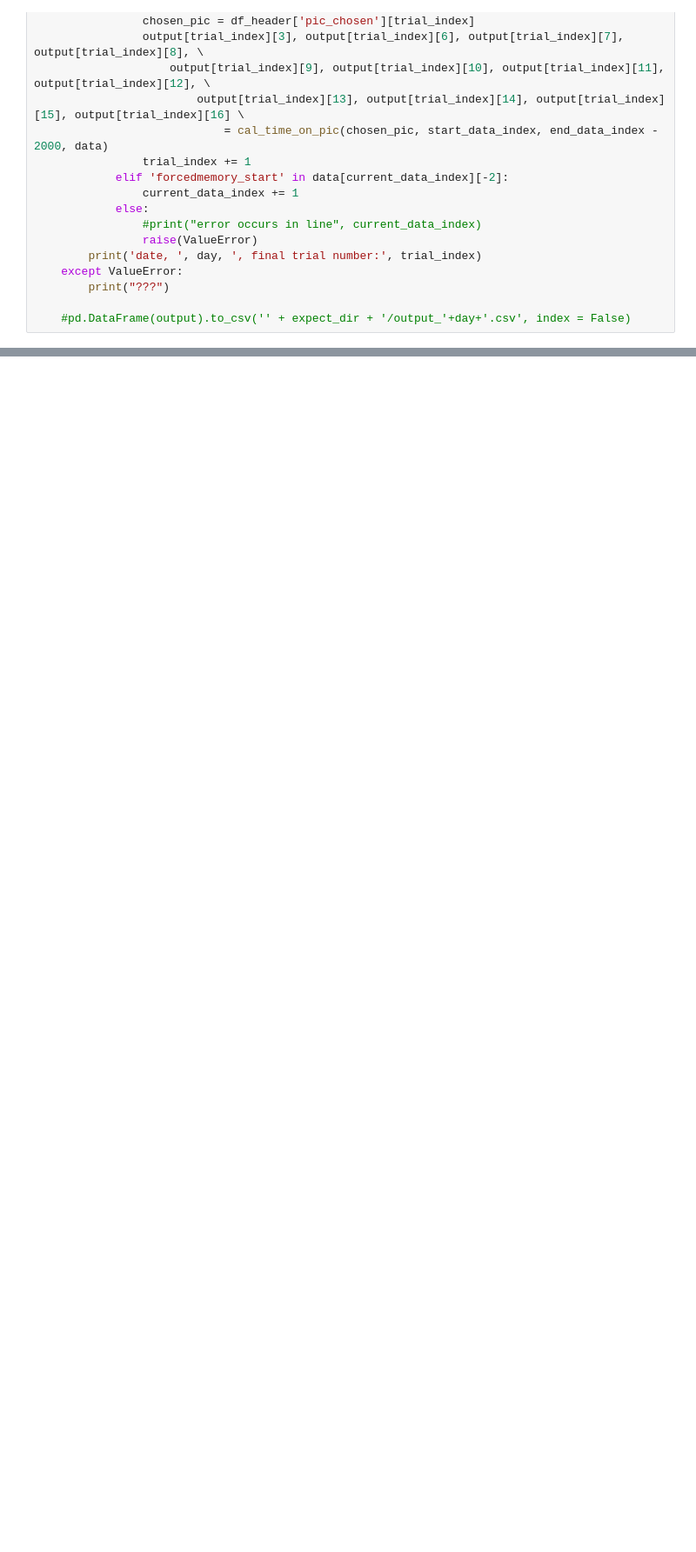
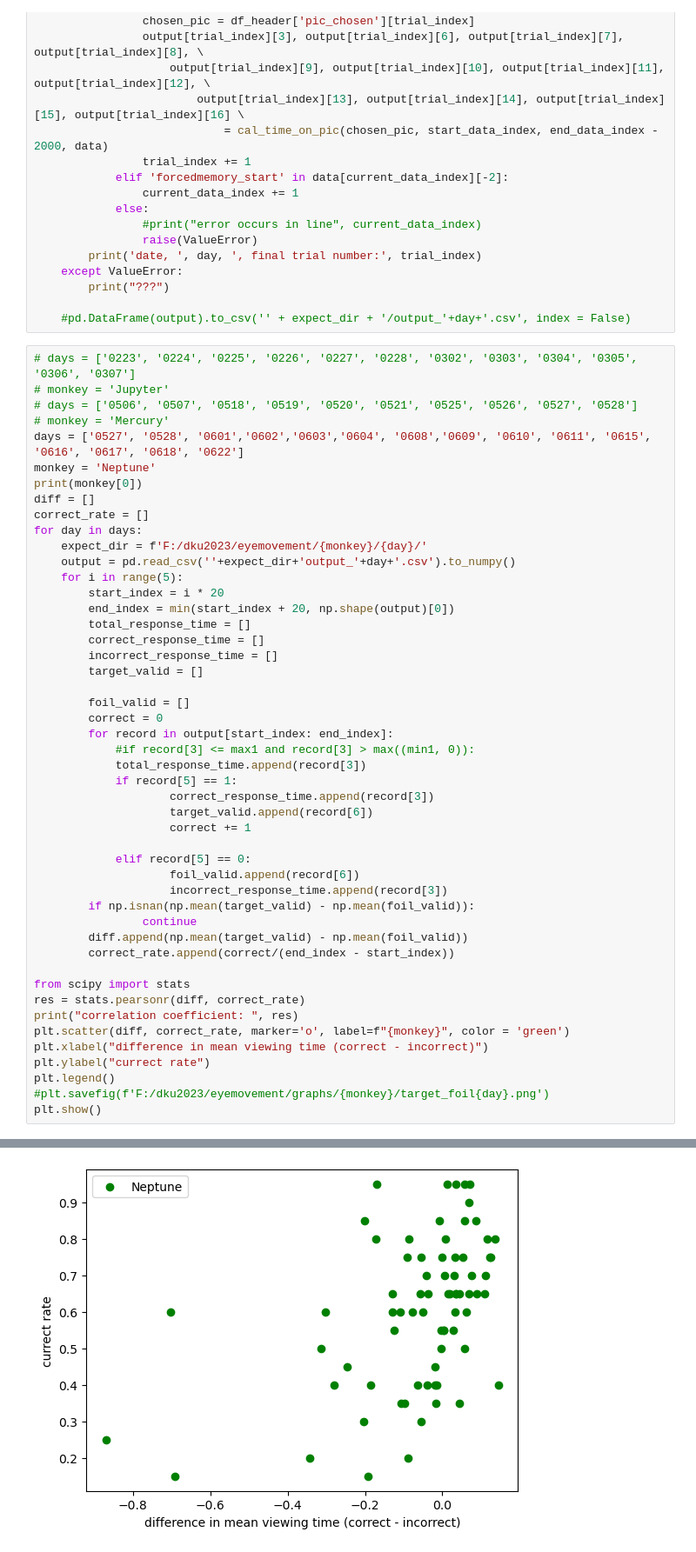
Before and after one commit to WaAaaAterfall/eyelink, a Jupyter notebook: script/behavior_statistics.ipynb, the cells around one changed output, grey strips where cells are left out. Shown: that part at 87% size. Saved outputs shown, nothing was run; the diff lists cells and outputs as text; blank space fills up the shorter version.

```diff
--- a/script/behavior_statistics.ipynb
+++ b/script/behavior_statistics.ipynb
@@ -188,3 +188,52 @@ for day in days:
         print("???")
 
     #pd.DataFrame(output).to_csv('' + expect_dir + '/output_'+day+'.csv', index = False)
+# %%
+# days = ['0223', '0224', '0225', '0226', '0227', '0228', '0302', '0303', '0304', '0305', '0306', '0307']
+# monkey = 'Jupyter'
+# days = ['0506', '0507', '0518', '0519', '0520', '0521', '0525', '0526', '0527', '0528']
+# monkey = 'Mercury'
+days = ['0527', '0528', '0601','0602','0603','0604', '0608','0609', '0610', '0611', '0615', '0616', '0617', '0618', '0622']
+monkey = 'Neptune'
+print(monkey[0])
+diff = []
+correct_rate = []
+for day in days:
+    expect_dir = f'F:/dku2023/eyemovement/{monkey}/{day}/'
+    output = pd.read_csv(''+expect_dir+'output_'+day+'.csv').to_numpy()
+    for i in range(5):
+        start_index = i * 20
+        end_index = min(start_index + 20, np.shape(output)[0])
+        total_response_time = []
+        correct_response_time = []
+        incorrect_response_time = []
+        target_valid = []
+
+        foil_valid = []
+        correct = 0
+        for record in output[start_index: end_index]:
+            #if record[3] <= max1 and record[3] > max((min1, 0)):
+            total_response_time.append(record[3])
+            if record[5] == 1:
+                    correct_response_time.append(record[3])
+                    target_valid.append(record[6])
+                    correct += 1
+
+            elif record[5] == 0:
+                    foil_valid.append(record[6])
+                    incorrect_response_time.append(record[3])
+        if np.isnan(np.mean(target_valid) - np.mean(foil_valid)):
+                continue
+        diff.append(np.mean(target_valid) - np.mean(foil_valid))
+        correct_rate.append(correct/(end_index - start_index))
+
+from scipy import stats
+res = stats.pearsonr(diff, correct_rate)
+print("correlation coefficient: ", res)
+plt.scatter(diff, correct_rate, marker='o', label=f"{monkey}", color = 'green')
+plt.xlabel("difference in mean viewing time (correct - incorrect)")
+plt.ylabel("currect rate")
+plt.legend()
+#plt.savefig(f'F:/dku2023/eyemovement/graphs/{monkey}/target_foil{day}.png')
+plt.show()
+# %% [output]
@@ -191,3 +242,4 @@ for day in days:
+[figure, added]
 # %%
 #days = ['0223', '0224', '0225', '0226', '0227', '0228', '0302', '0303', '0304', '0305', '0306', '0307']
 days = ['0506', '0507', '0518', '0519', '0520', '0521', '0525', '0526', '0527', '0528']
```
Also changed, not shown: parts of 1 cell of this notebook.
